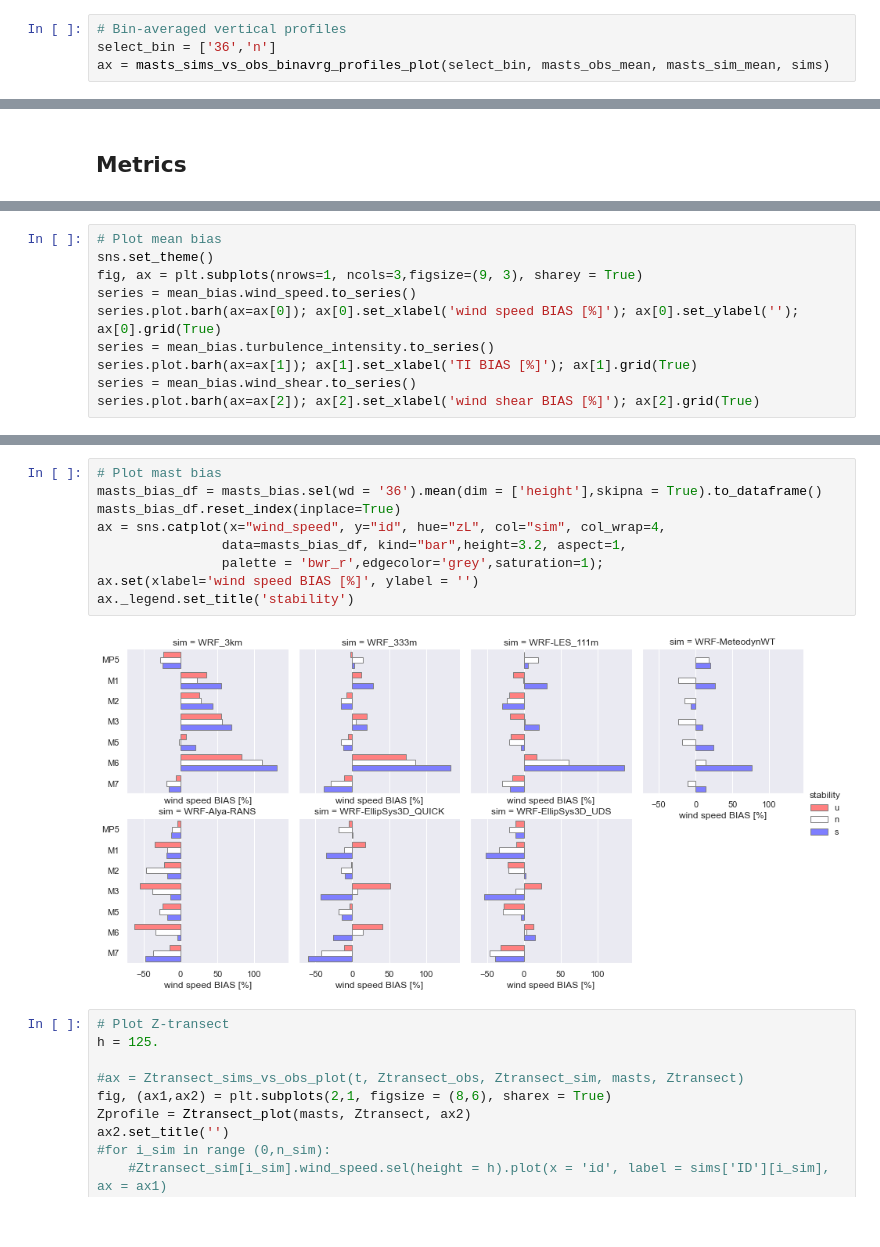
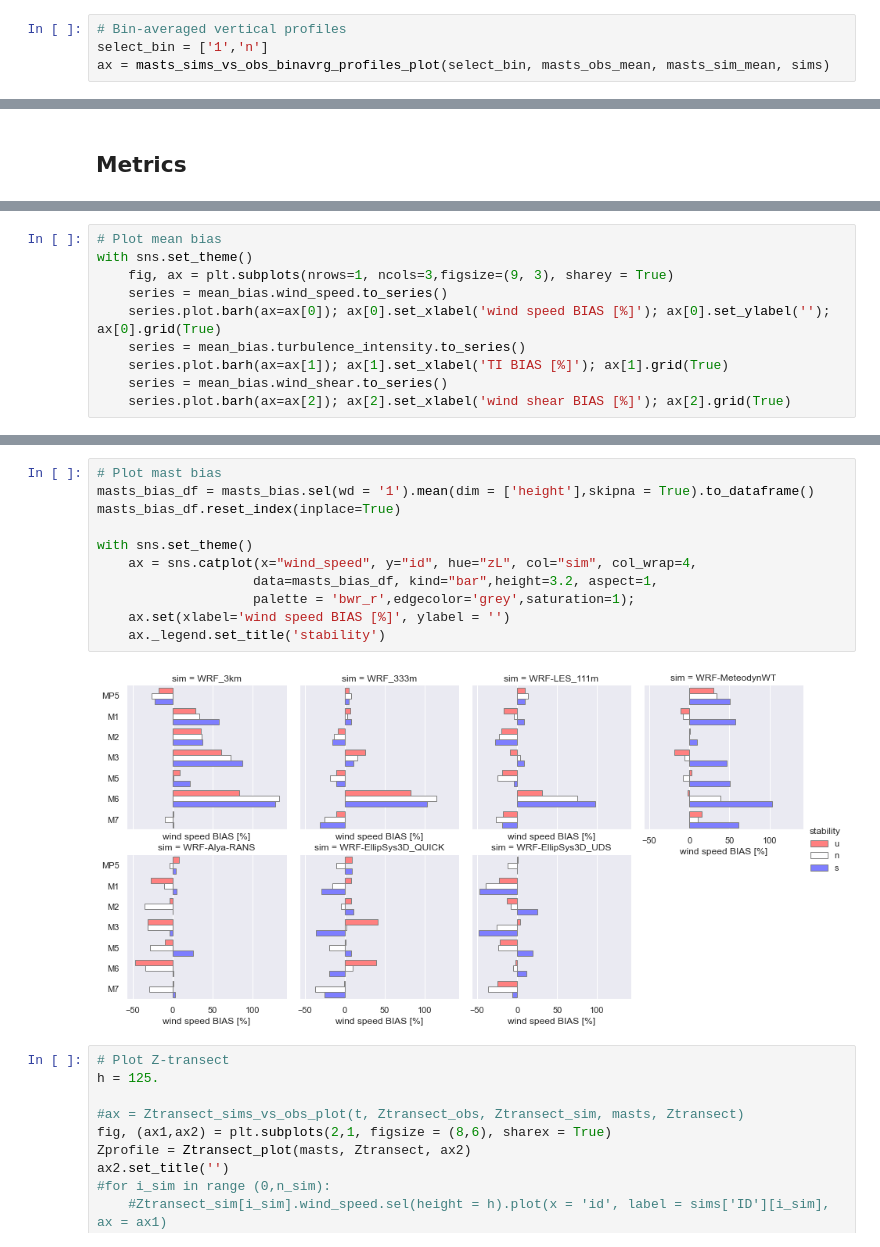
Before and after one commit to jsrodrigo/alex17, a Jupyter notebook: ALEX17_DiurnalCycles_Benchmark.ipynb, the cells around one changed output, grey strips where cells are left out. Drawn from its saved outputs; the diff is of its cells as text.

```diff
--- a/ALEX17_DiurnalCycles_Benchmark.ipynb
+++ b/ALEX17_DiurnalCycles_Benchmark.ipynb
@@ -257,5 +242,5 @@ N_WDzL
 # %%
 # Bin-averaged vertical profiles
-select_bin = ['36','n']
+select_bin = ['1','n']
 ax = masts_sims_vs_obs_binavrg_profiles_plot(select_bin, masts_obs_mean, masts_sim_mean, sims)
 # %% [output]
@@ -288,12 +272,12 @@ mean_bias = xr.concat([mean_bias[i_sim] for i_sim in range(n_sim)], pd.Index([si
 mean_mae = xr.concat([mean_mae[i_sim] for i_sim in range(n_sim)], pd.Index([sim_labels[i_sim] for i_sim in range(n_sim)], name='sim'))
 # %%
 # Plot mean bias
-sns.set_theme()
-fig, ax = plt.subplots(nrows=1, ncols=3,figsize=(9, 3), sharey = True)
-series = mean_bias.wind_speed.to_series()
-series.plot.barh(ax=ax[0]); ax[0].set_xlabel('wind speed BIAS [%]'); ax[0].set_ylabel(''); ax[0].grid(True)
-series = mean_bias.turbulence_intensity.to_series()
-series.plot.barh(ax=ax[1]); ax[1].set_xlabel('TI BIAS [%]'); ax[1].grid(True)
-series = mean_bias.wind_shear.to_series()
-series.plot.barh(ax=ax[2]); ax[2].set_xlabel('wind shear BIAS [%]'); ax[2].grid(True)
+with sns.set_theme()
+    fig, ax = plt.subplots(nrows=1, ncols=3,figsize=(9, 3), sharey = True)
+    series = mean_bias.wind_speed.to_series()
+    series.plot.barh(ax=ax[0]); ax[0].set_xlabel('wind speed BIAS [%]'); ax[0].set_ylabel(''); ax[0].grid(True)
+    series = mean_bias.turbulence_intensity.to_series()
+    series.plot.barh(ax=ax[1]); ax[1].set_xlabel('TI BIAS [%]'); ax[1].grid(True)
+    series = mean_bias.wind_shear.to_series()
+    series.plot.barh(ax=ax[2]); ax[2].set_xlabel('wind shear BIAS [%]'); ax[2].grid(True)
 # %% [output]
@@ -301,14 +285,16 @@ series.plot.barh(ax=ax[2]); ax[2].set_xlabel('wind shear BIAS [%]'); ax[2].grid(
 # %%
 # Plot mast bias
-masts_bias_df = masts_bias.sel(wd = '36').mean(dim = ['height'],skipna = True).to_dataframe()
+masts_bias_df = masts_bias.sel(wd = '1').mean(dim = ['height'],skipna = True).to_dataframe()
 masts_bias_df.reset_index(inplace=True)
-ax = sns.catplot(x="wind_speed", y="id", hue="zL", col="sim", col_wrap=4,
-                data=masts_bias_df, kind="bar",height=3.2, aspect=1,
-                palette = 'bwr_r',edgecolor='grey',saturation=1);
-ax.set(xlabel='wind speed BIAS [%]', ylabel = '')
-ax._legend.set_title('stability')
+
+with sns.set_theme()
+    ax = sns.catplot(x="wind_speed", y="id", hue="zL", col="sim", col_wrap=4,
+                    data=masts_bias_df, kind="bar",height=3.2, aspect=1,
+                    palette = 'bwr_r',edgecolor='grey',saturation=1);
+    ax.set(xlabel='wind speed BIAS [%]', ylabel = '')
+    ax._legend.set_title('stability')
 # %% [output]
-[figure, old version]
+[figure, new version]
 # %%
 # Plot Z-transect
 h = 125.
```
Also changed, not shown: parts of 8 cells of this notebook, 1 other file.
